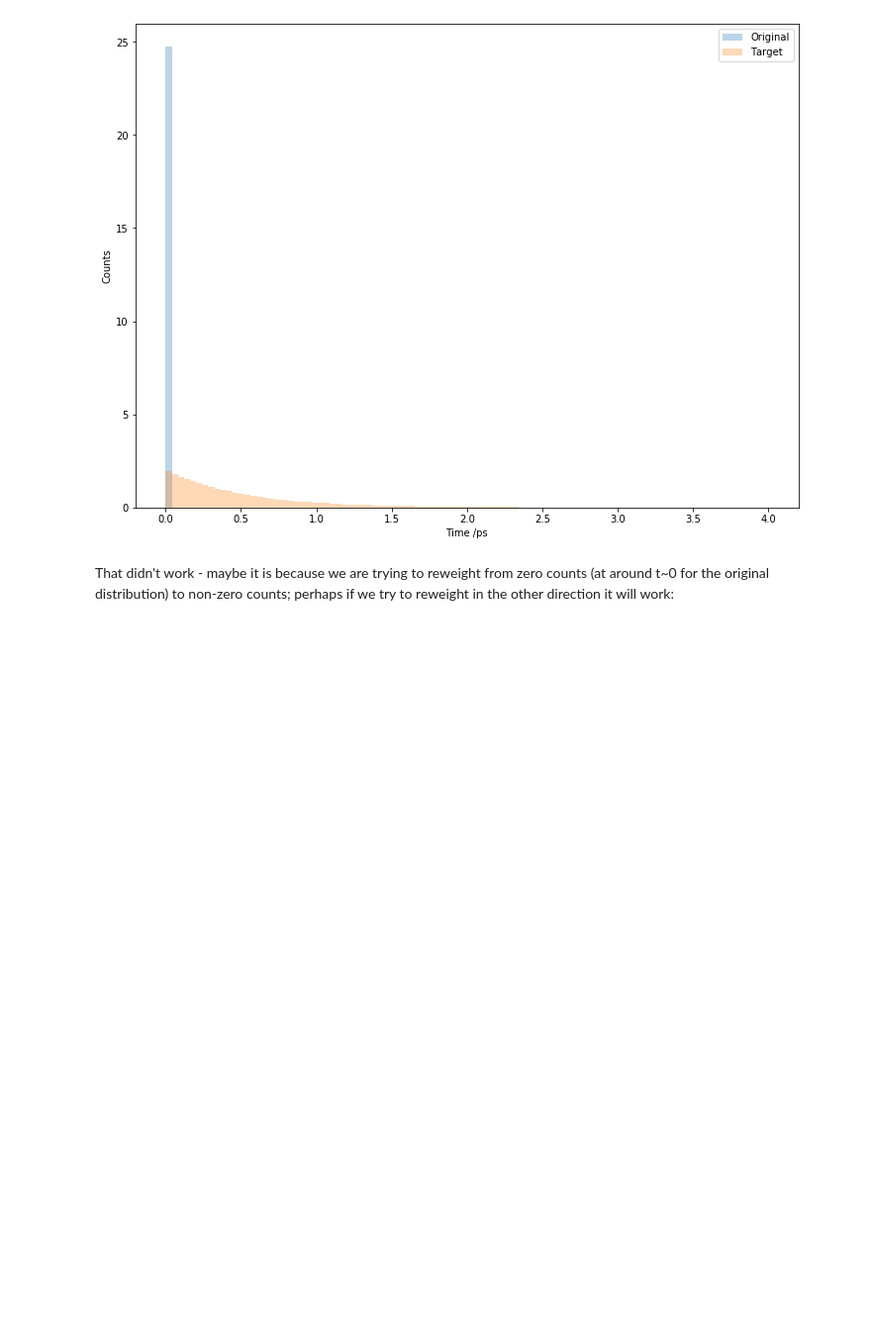
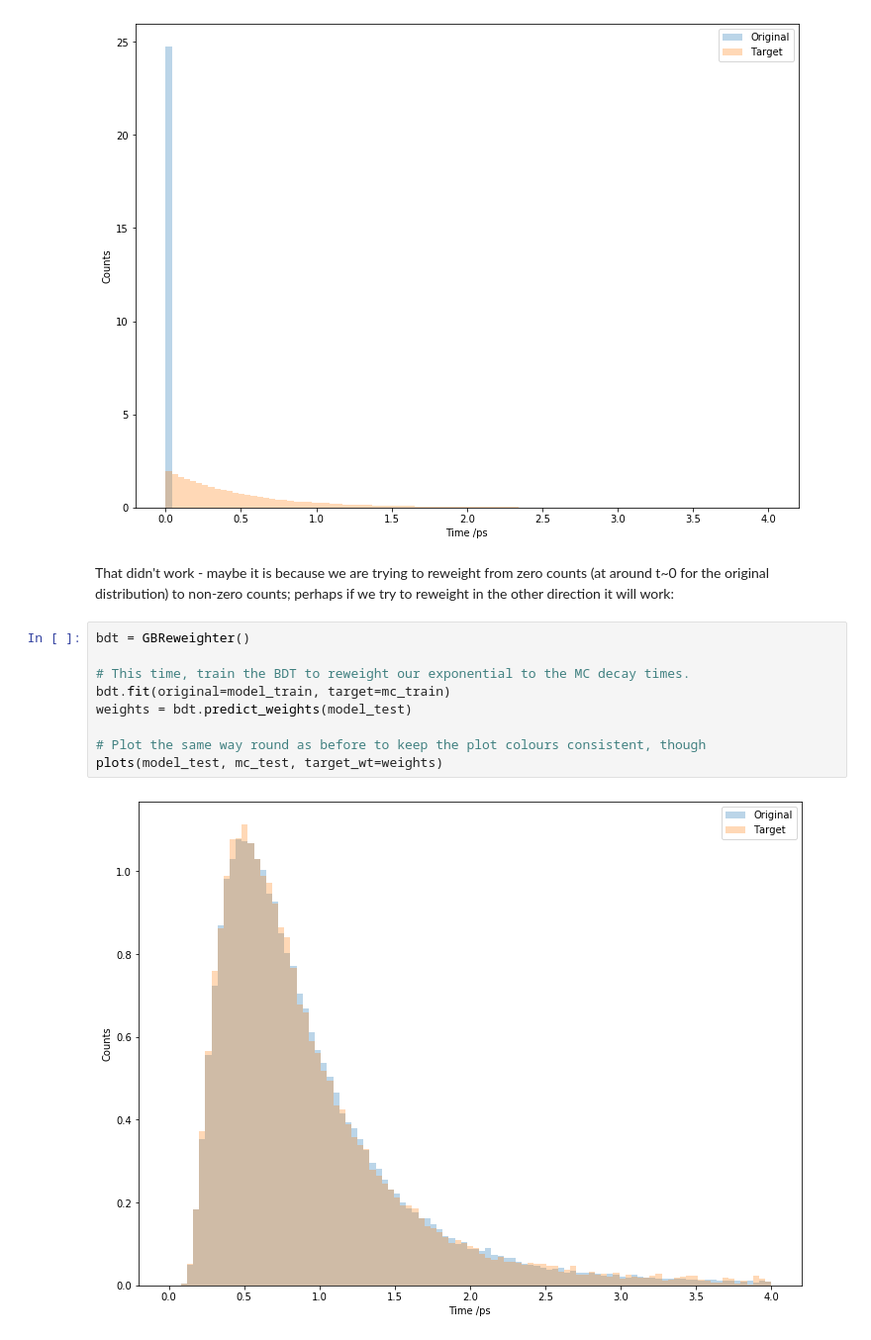
Before and after one commit to richard-lane/reweight_times, a Jupyter notebook: MWE.ipynb, the cells around one changed output. Shown at 99% size. Cells and saved outputs as stored; diff of their text form; blank space fills up the shorter version.

Commit message:
weight the other way

```diff
--- a/MWE.ipynb
+++ b/MWE.ipynb
@@ -47,3 +47,14 @@ plots(model_test, mc_test, original_wt=weights)
 [figure]
 # %% [markdown]
 That didn't work - maybe it is because we are trying to reweight from zero counts (at around t~0 for the original distribution) to non-zero counts; perhaps if we try to reweight in the other direction it will work:
+# %%
+bdt = GBReweighter()
+
+# This time, train the BDT to reweight our exponential to the MC decay times.
+bdt.fit(original=model_train, target=mc_train)
+weights = bdt.predict_weights(model_test)
+
+# Plot the same way round as before to keep the plot colours consistent, though
+plots(model_test, mc_test, target_wt=weights)
+# %% [output]
+[figure, added]
```
